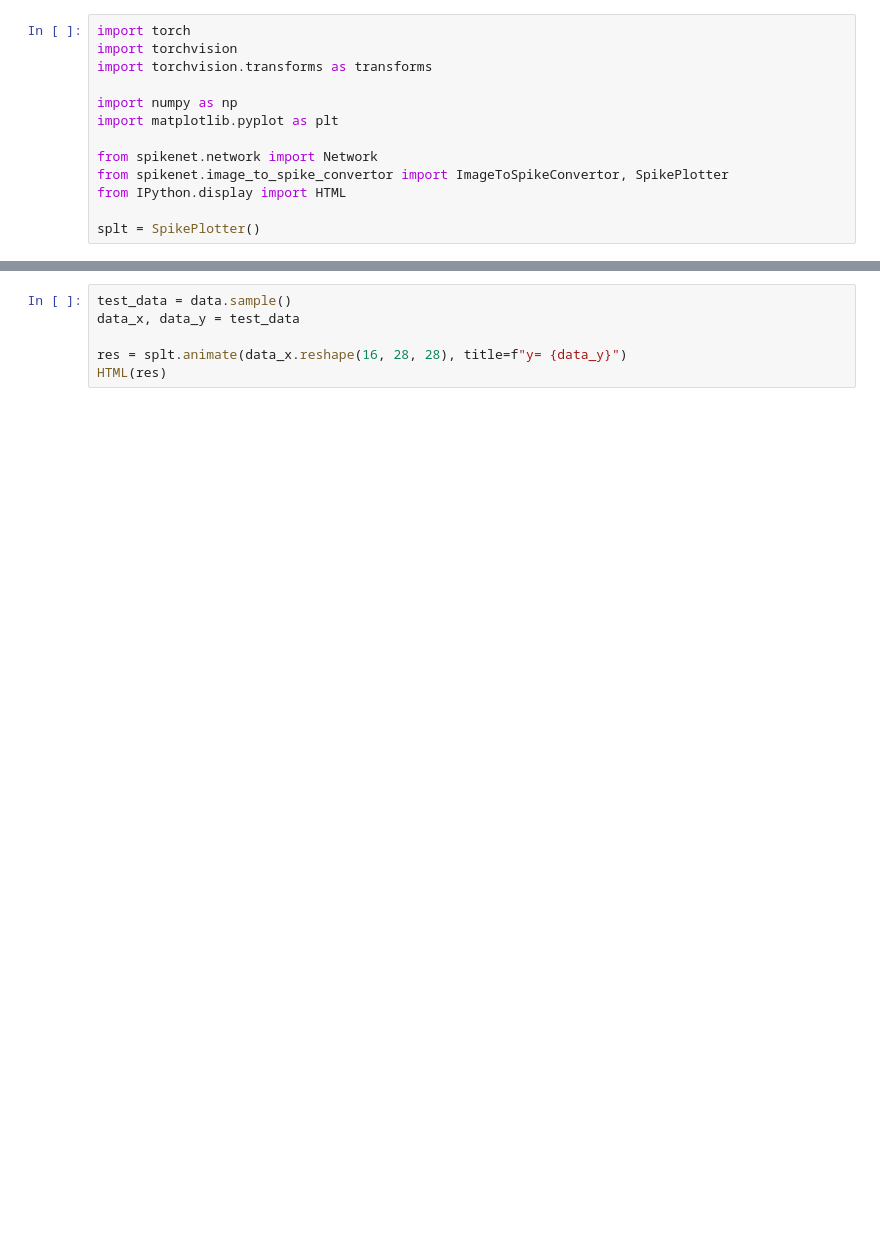
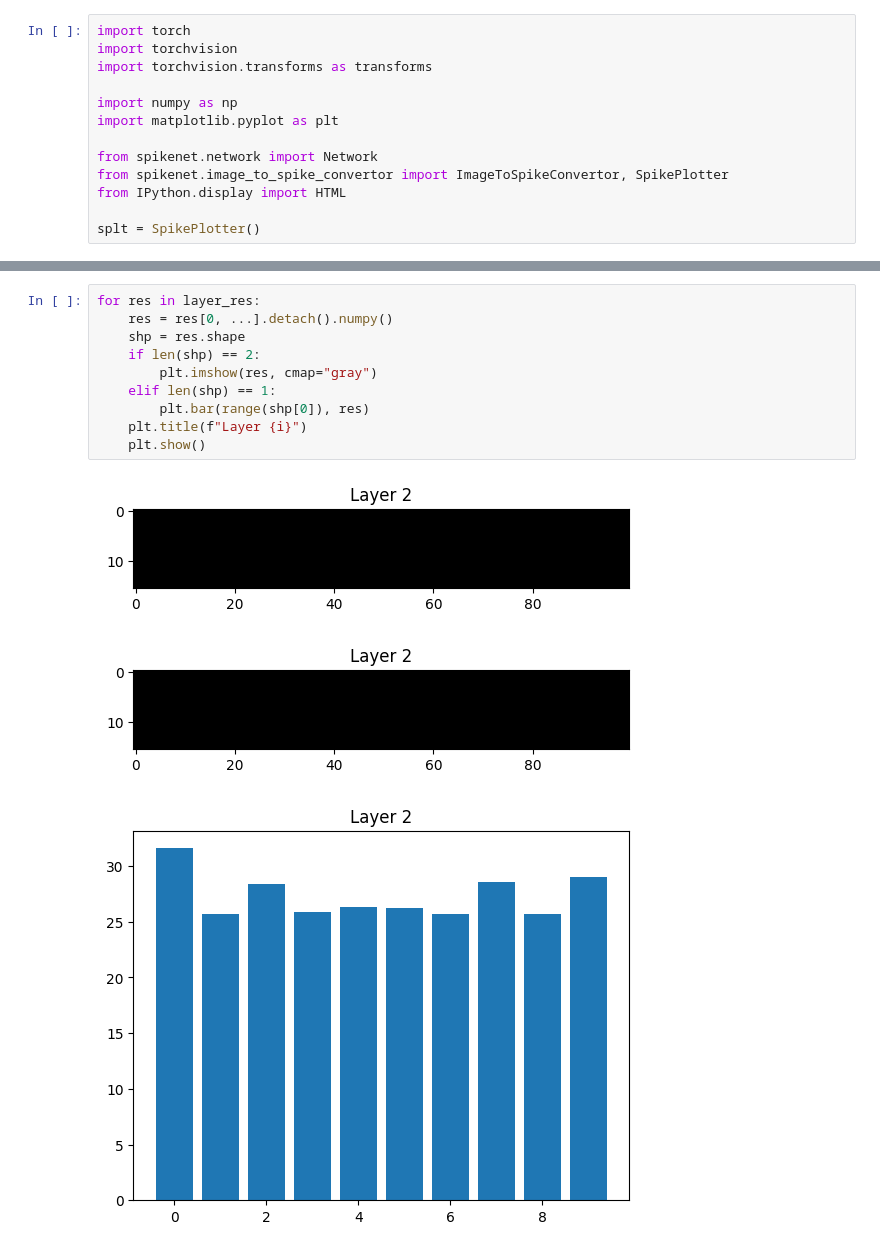
Before and after one commit to ArefMq/action-recognition-via-snn, a Jupyter notebook: SimpleSpikingNetwork.ipynb, the cells around one changed output, grey strips where cells are left out. Saved outputs shown, nothing was run; the diff lists cells and outputs as text; blank space fills up the shorter version.

```diff
--- a/SimpleSpikingNetwork.ipynb
+++ b/SimpleSpikingNetwork.ipynb
@@ -96,6 +117,14 @@ net = net.fit(data, epochs=50)
 # %%
-test_data = data.sample()
-data_x, data_y = test_data
-
-res = splt.animate(data_x.reshape(16, 28, 28), title=f"y= {data_y}")
-HTML(res)
+for res in layer_res:
+    res = res[0, ...].detach().numpy()
+    shp = res.shape
+    if len(shp) == 2:
+        plt.imshow(res, cmap="gray")
+    elif len(shp) == 1:
+        plt.bar(range(shp[0]), res)
+    plt.title(f"Layer {i}")
+    plt.show()
+# %% [output]
+[figure, added]
+[figure, added]
+[figure, added]
```
Also changed, not shown: parts of 21 cells of this notebook, 11 other files.
